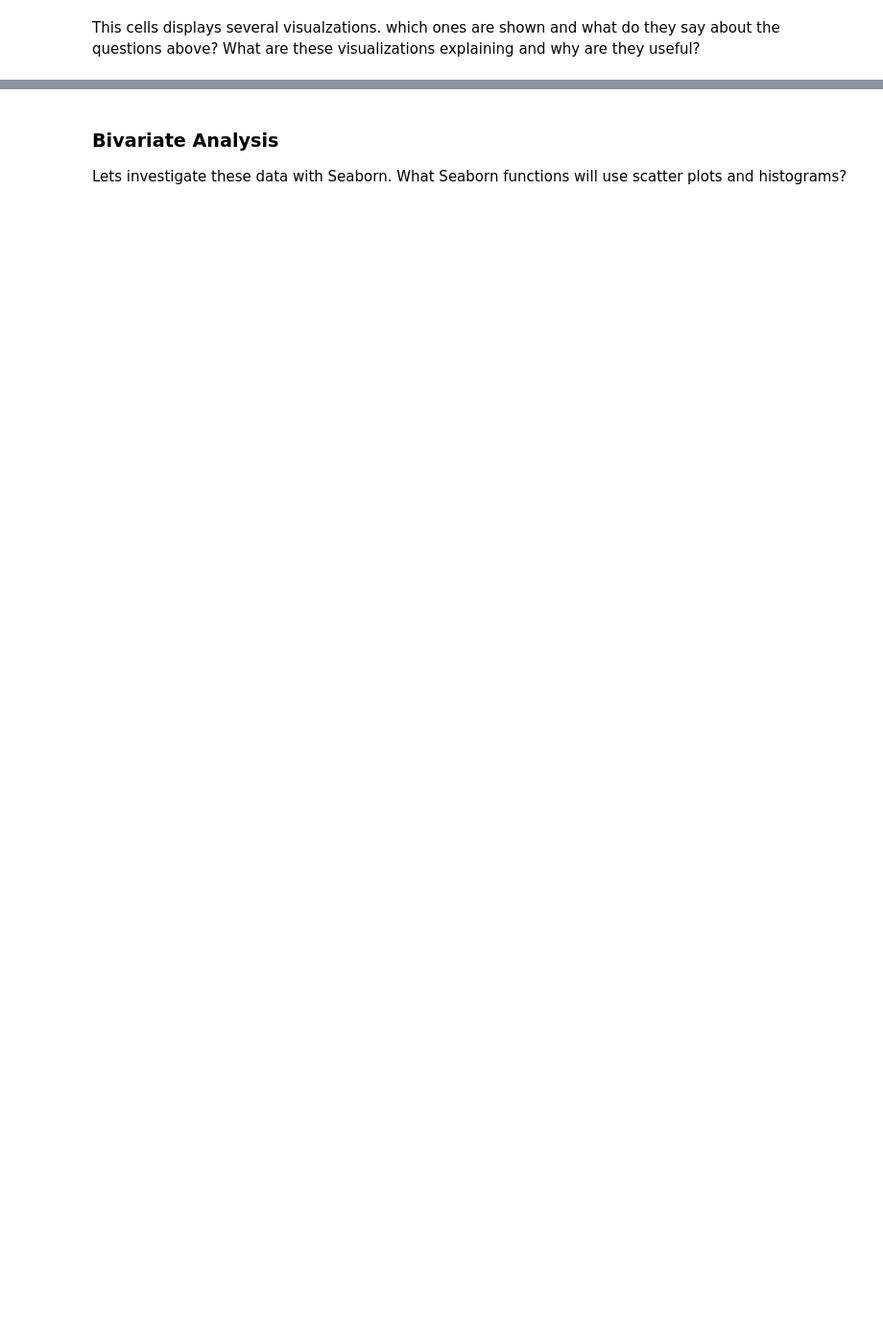
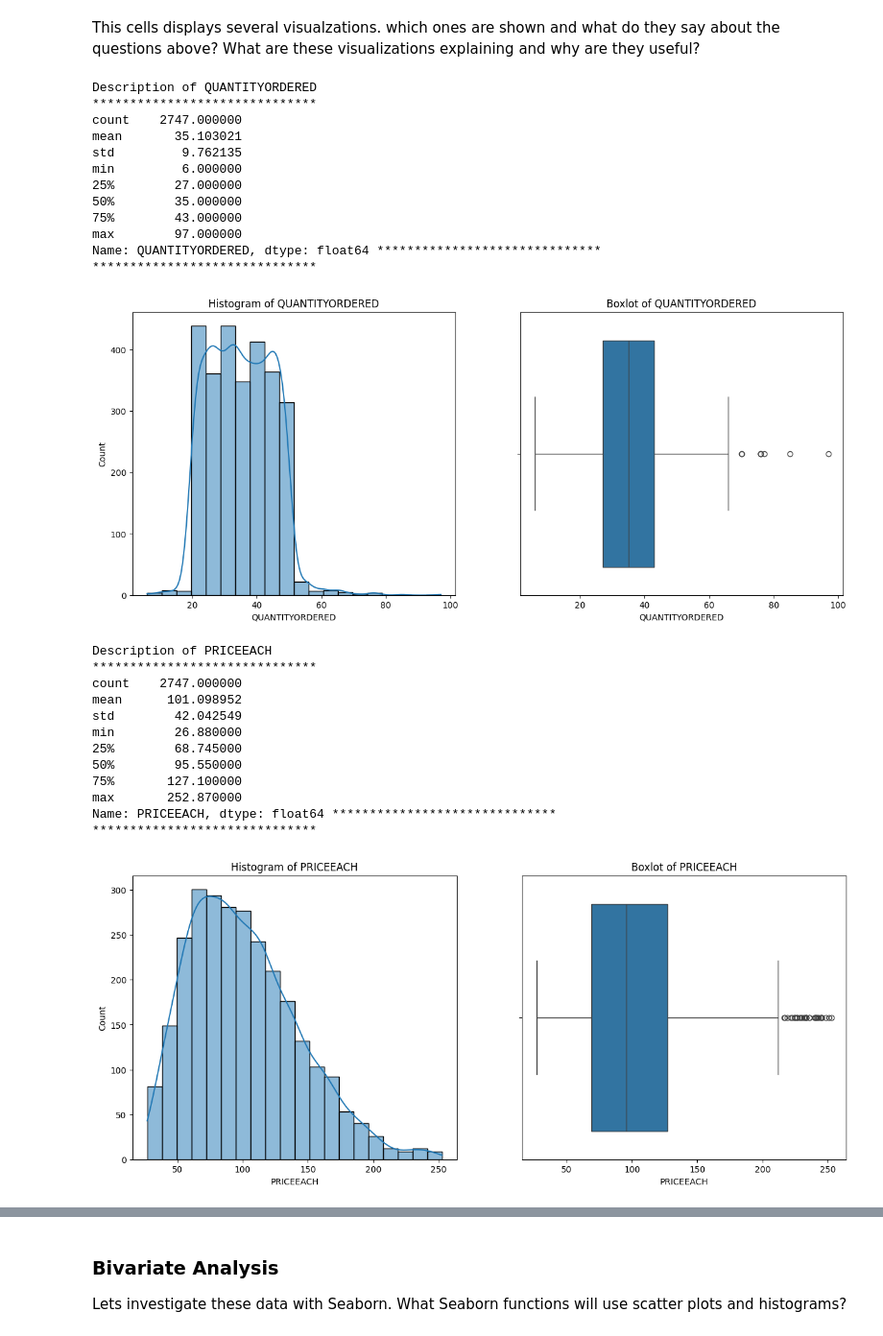
Before and after one commit to jamaleb67/jamaleb67.github.io, a Jupyter notebook: car-sales-visualizations-main-Car Sales Exercise/Car Sales Exercise/Car Sales Visualizations Student Exercise.ipynb, the cells around one changed output, grey strips where cells are left out. Shown at 96% size. Drawn from its saved outputs; the diff is of its cells as text; code cells hidden in the pictures; blank space fills up the shorter version.

```diff
--- a/car-sales-visualizations-main-Car Sales Exercise/Car Sales Exercise/Car Sales Visualizations Student Exercise.ipynb
+++ b/car-sales-visualizations-main-Car Sales Exercise/Car Sales Exercise/Car Sales Visualizations Student Exercise.ipynb
@@ -147,0 +134,11 @@ if 'DAYS_SINCE_LASTORDER' in cars_df.columns:
+# %%
+#Let's drop days since last order & create a new feature having time difference as : DateLast order - 06-01-2020
+
+# Check if 'DAYS_SINCE_LASTORDER' column exists before dropping it
+if 'DAYS_SINCE_LASTORDER' in cars_df.columns:
+    cars_df = cars_df.drop('DAYS_SINCE_LASTORDER', axis=1)
+
+## Create a new feature 'DAYS_SINCE_LASTORDER' based on the time difference
+temp_date = pd.to_datetime('2020-06-01')  # Define the specific date
+cars_df['DAYS_SINCE_LASTORDER'] = (temp_date - cars_df['ORDERDATE']).dt.days
+print('The first three rows look like this:\n ', cars_df.head(3))
@@ -289,17 +309,44 @@ these visualizations explaining and why are they useful?
 # %%
 def univariateAnalysis_numeric(column, nbins):
     print("Description of " + column)
     print("*" *30)
     print(df[column].describe(), end=' ')
     fig, axes = plt.subplots(1, 2, figsize=(15, 6))
     # Plot histogram - Which graphic would you use to obtain a bar plots in different bins?
     print("*" *30)
-    sns.[fill_in_blank](df[column], bins=nbins, kde=True, ax=axes[0])
+    sns.histplot(df[column], bins=nbins, kde=True, ax=axes[0])
     axes[0].set_title("Histogram of " + column)
     # Plot box plot - Which graphic would you use to obtain a plot with tails on each end?
     print("*" *30)
-    sns.[fill_in_blank](x=df[column], ax=axes[1])
+    sns.boxplot(x=df[column], ax=axes[1])
     axes[1].set_title("Boxlot of " + column )
     plt.show()
 for x in cars_df_num:
     univariateAnalysis_numeric(x,20)
+# %% [output]
+Description of QUANTITYORDERED
+******************************
+count    2747.000000
+mean       35.103021
+std         9.762135
+min         6.000000
+25%        27.000000
+50%        35.000000
+75%        43.000000
+max        97.000000
+Name: QUANTITYORDERED, dtype: float64 ******************************
+******************************
+[figure, added]
+Description of PRICEEACH
+******************************
+count    2747.000000
+mean      101.098952
+std        42.042549
+min        26.880000
+25%        68.745000
+50%        95.550000
+75%       127.100000
+max       252.870000
+Name: PRICEEACH, dtype: float64 ******************************
+******************************
+[figure, added]
```
Also changed, not shown: parts of 17 cells of this notebook.
